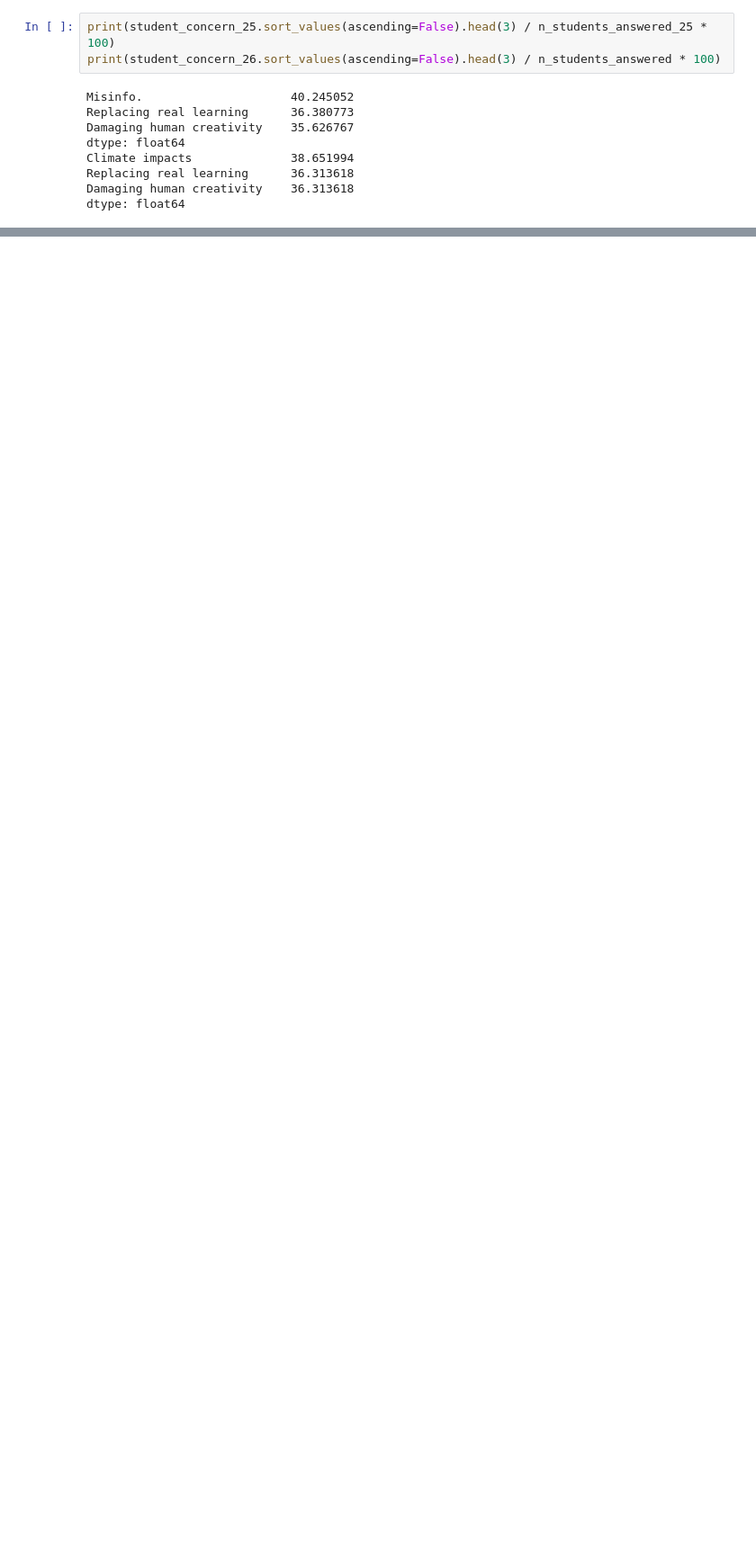
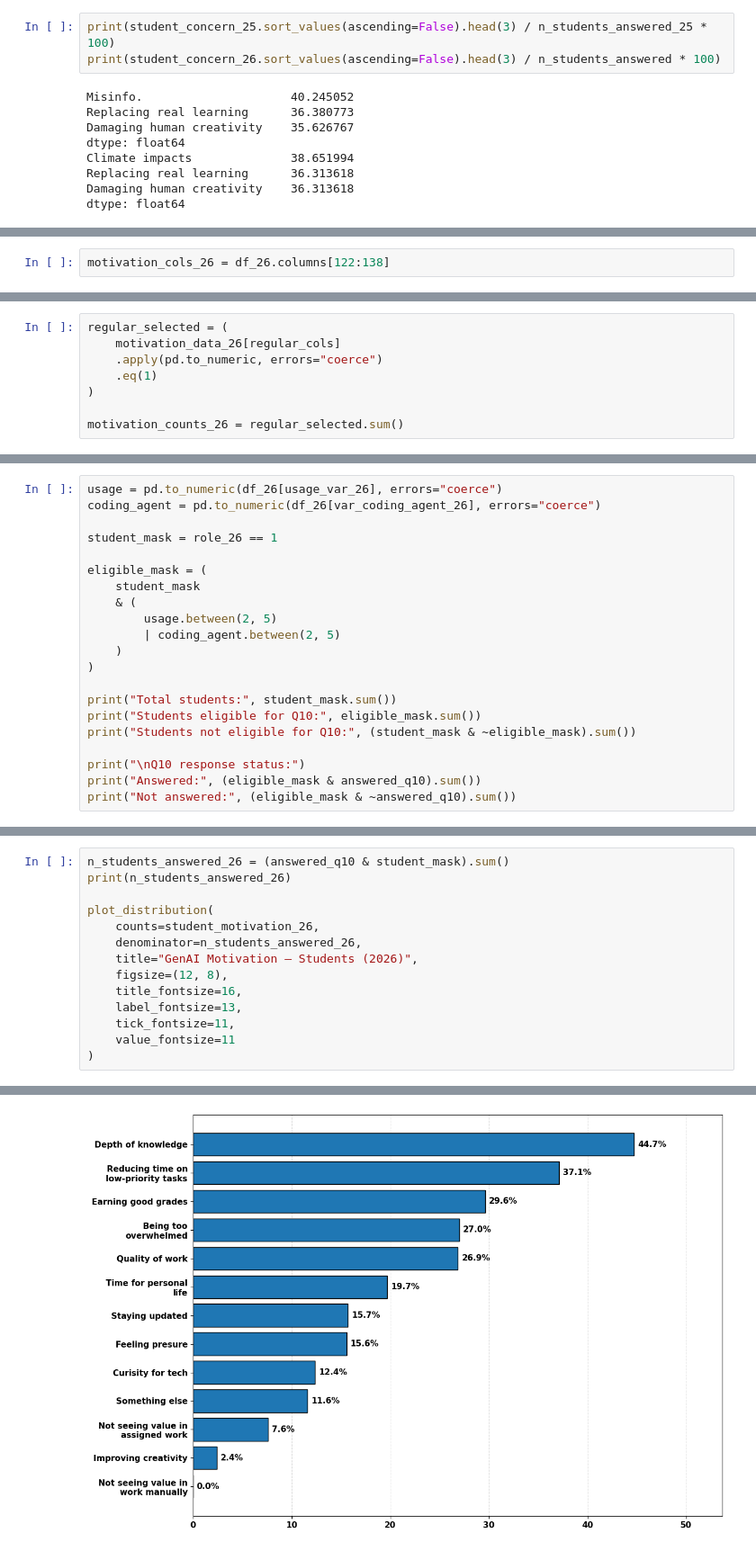
Before and after one commit to JesanOvi/GenAI-Survey-Analysis, a Jupyter notebook: note_books/Survey26.ipynb, the cells around one changed output, grey strips where cells are left out. Shown at 90% size. Cells and saved outputs as stored; diff of their text form; blank space fills up the shorter version.

Commit message:
Motivation and cheating

```diff
--- a/note_books/Survey26.ipynb
+++ b/note_books/Survey26.ipynb
@@ -1521,0 +1839,2 @@ dtype: float64
+# %%
+motivation_cols_26 = df_26.columns[122:138]
@@ -1521,0 +2019,8 @@ dtype: float64
+# %%
+regular_selected = (
+    motivation_data_26[regular_cols]
+    .apply(pd.to_numeric, errors="coerce")
+    .eq(1)
+)
+
+motivation_counts_26 = regular_selected.sum()
@@ -1521,0 +2160,21 @@ dtype: float64
+# %%
+usage = pd.to_numeric(df_26[usage_var_26], errors="coerce")
+coding_agent = pd.to_numeric(df_26[var_coding_agent_26], errors="coerce")
+
+student_mask = role_26 == 1
+
+eligible_mask = (
+    student_mask
+    & (
+        usage.between(2, 5)
+        | coding_agent.between(2, 5)
+    )
+)
+
+print("Total students:", student_mask.sum())
+print("Students eligible for Q10:", eligible_mask.sum())
+print("Students not eligible for Q10:", (student_mask & ~eligible_mask).sum())
+
+print("\nQ10 response status:")
+print("Answered:", (eligible_mask & answered_q10).sum())
+print("Not answered:", (eligible_mask & ~answered_q10).sum())
@@ -1521,0 +2216,15 @@ dtype: float64
+# %%
+n_students_answered_26 = (answered_q10 & student_mask).sum()
+print(n_students_answered_26)
+
+plot_distribution(
+    counts=student_motivation_26,
+    denominator=n_students_answered_26,
+    title="GenAI Motivation — Students (2026)",
+    figsize=(12, 8),
+    title_fontsize=16,
+    label_fontsize=13,
+    tick_fontsize=11,
+    value_fontsize=11
+)
+# %% [output]
@@ -1521,0 +2232 @@ dtype: float64
+[figure, added]
```
Also changed, not shown: parts of 80 cells of this notebook.
